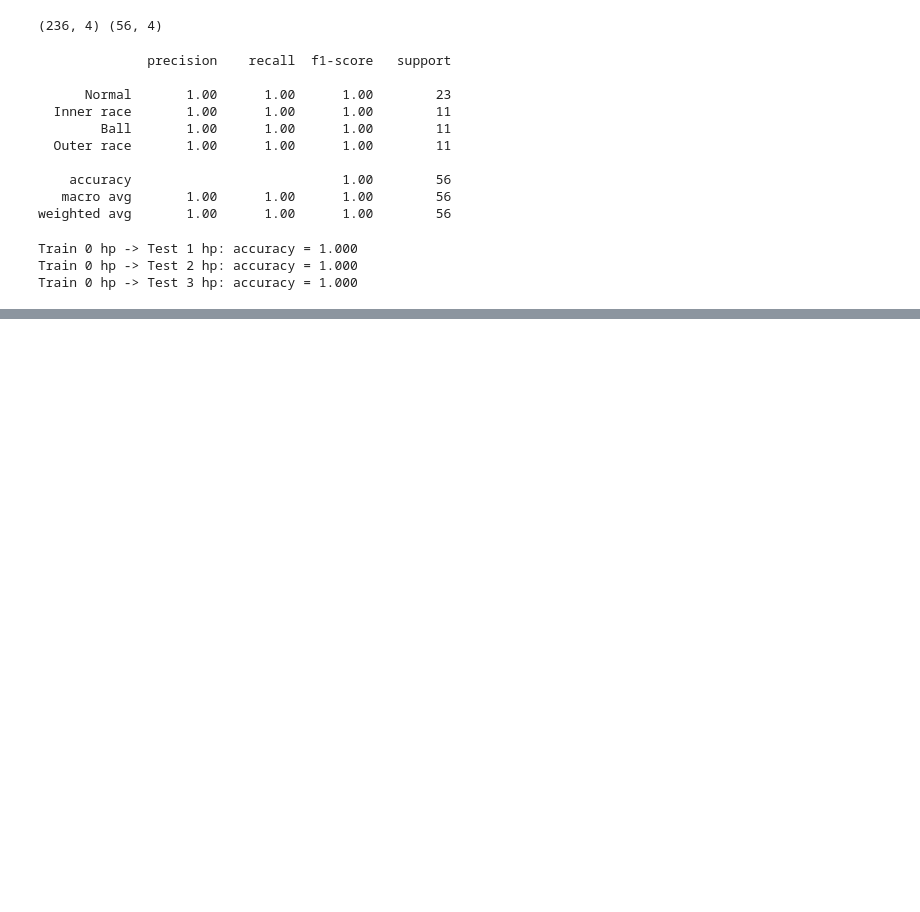
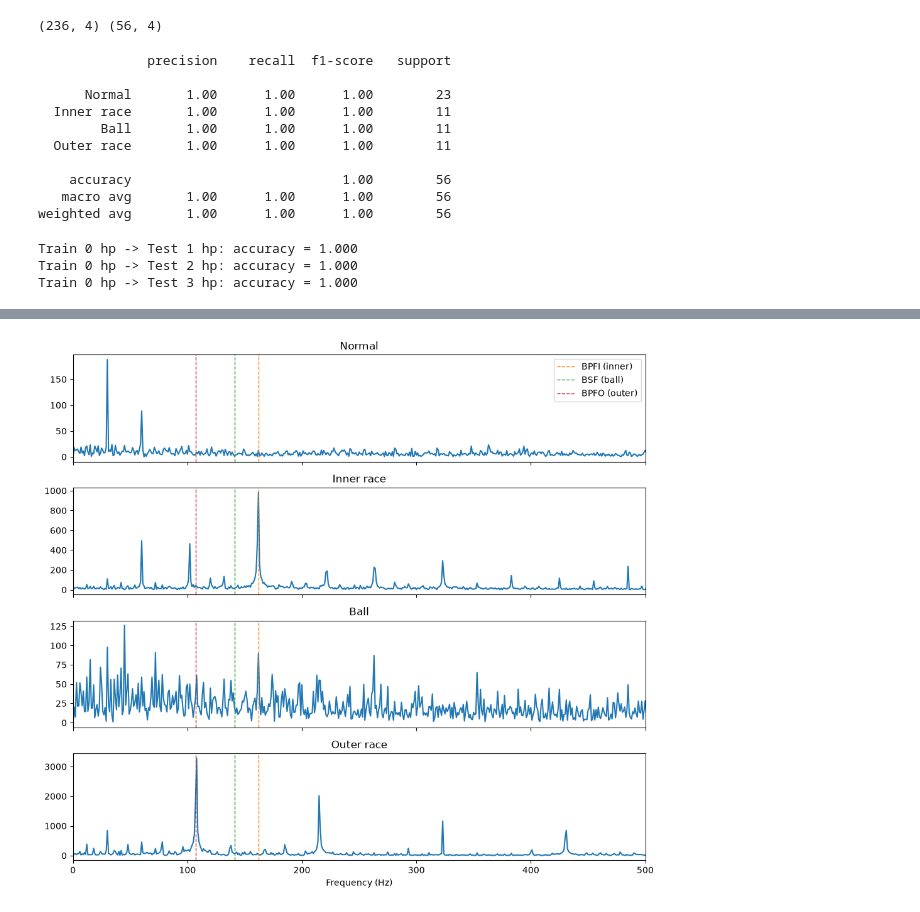
Before and after one commit to Batubttl/Bearing-fault-detection, a Jupyter notebook: notebooks/01_exploration.ipynb, the cells around one changed output, grey strips where cells are left out. Cells and saved outputs as stored; diff of their text form; code cells hidden in the pictures; blank space fills up the shorter version.

Commit message:
Envelope features; fault-size split RF: macro-F1 0.49; OR 0.014 has no BPFO signature

```diff
--- a/notebooks/01_exploration.ipynb
+++ b/notebooks/01_exploration.ipynb
@@ -269,0 +313,22 @@ print(confusion_matrix(y_te, pred))
+# %%
+from scipy.signal import hilbert
+
+# Expected fault frequencies for this bearing (SKF 6205) at 1797 rpm
+fr = 1797 / 60                      # shaft rotation: ~30 Hz
+expected = {"BPFI (inner)": 5.4152 * fr, "BSF (ball)": 4.7135 * fr, "BPFO (outer)": 3.5848 * fr}
+
+fig, axes = plt.subplots(4, 1, figsize=(10, 9), sharex=True)
+for ax, (num, name) in zip(axes, [(97, "Normal"), (105, "Inner race"), (118, "Ball"), (130, "Outer race")]):
+    x = load_signal(num)[:12000]                 # 1 second -> 1 Hz resolution
+    env = np.abs(hilbert(x - x.mean()))          # envelope = "rhythm" of the impacts
+    env -= env.mean()
+    ax.plot(np.fft.rfftfreq(len(env), 1 / fs), np.abs(np.fft.rfft(env)))
+    for (lbl, f), c in zip(expected.items(), ["tab:orange", "tab:green", "tab:red"]):
+        ax.axvline(f, color=c, ls="--", lw=1, label=lbl)
+    ax.set_title(name)
+axes[0].legend(loc="upper right")
+axes[-1].set_xlabel("Frequency (Hz)")
+axes[-1].set_xlim(0, 500)
+plt.tight_layout(); plt.show()
+# %% [output]
+[figure, added]
```
Also changed, not shown: parts of 5 cells of this notebook.
